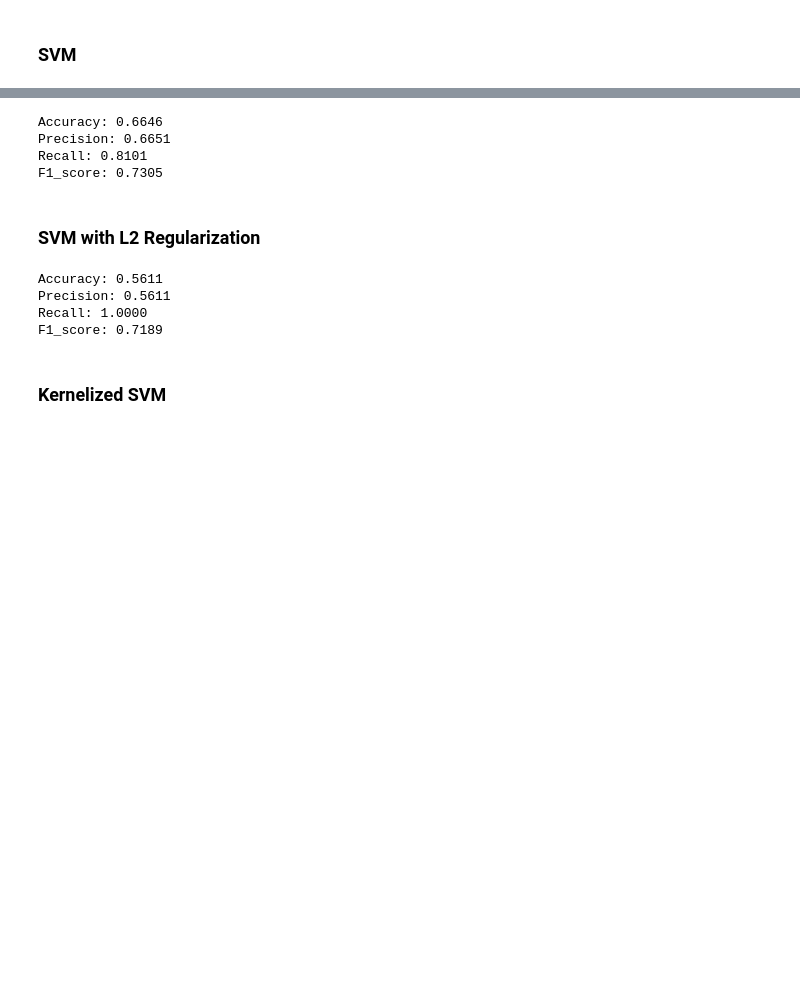
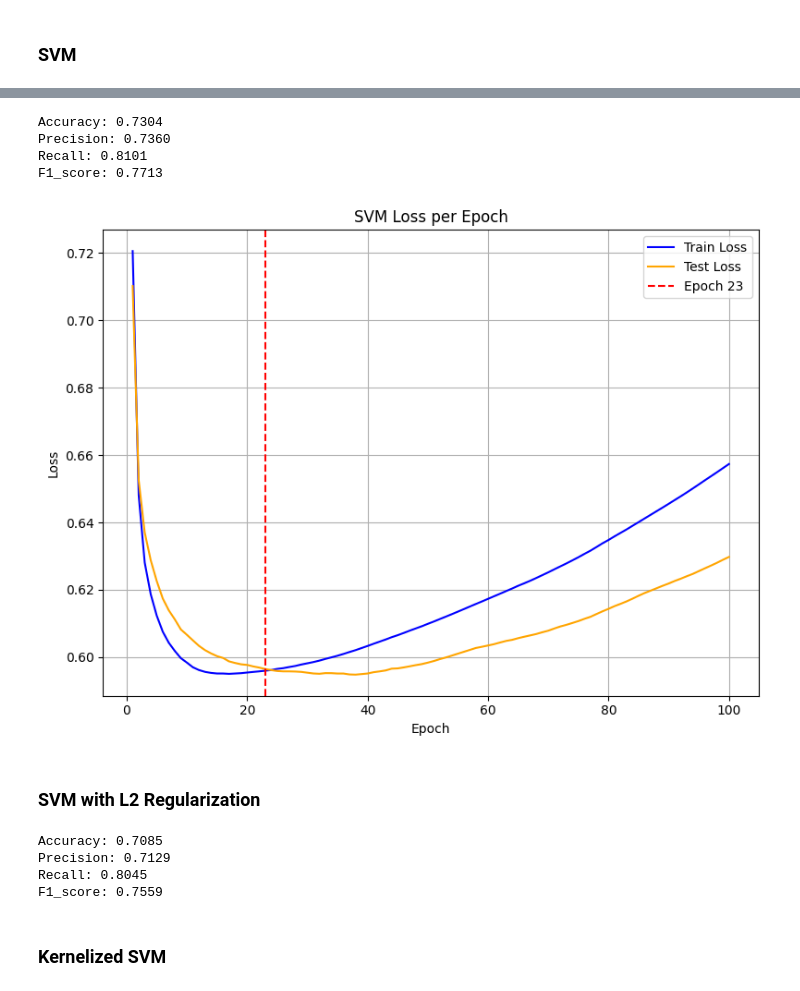
Before and after one commit to bercaakbayir/unimi-dse-ml-project, a Jupyter notebook: main.ipynb, the cells around one changed output, grey strips where cells are left out. Drawn from its saved outputs; the diff is of its cells as text; code cells hidden in the pictures; blank space fills up the shorter version.

Commit message:
monitoring training components are added

```diff
--- a/main.ipynb
+++ b/main.ipynb
@@ -706,4 +703,4 @@ X_red_train, X_red_test, y_red_train, y_red_test = train_test_split(X_red, y_red
 # %%
 svm = SVM(positive_label='good')
 # %%
-svm.fit(X_red_train, y_red_train)
+svm.fit(X_red_train, y_red_train, X_test=X_red_test, y_test=y_red_test)
@@ -714,10 +729,45 @@ metrics_red = classification_metrics(y_red_test, y_red_pred_svm)
 for k, v in metrics_red.items():
     print(f"{k.capitalize()}: {v:.4f}")
 # %% [output]
-Accuracy: 0.6646
-Precision: 0.6651
+Accuracy: 0.7304
+Precision: 0.7360
 Recall: 0.8101
-F1_score: 0.7305
+F1_score: 0.7713
+# %%
+import matplotlib.pyplot as plt
+
+def plot_svm_loss(svm_model, vline_epoch=23):
+    """
+    Plot training and test loss per epoch for a trained SVM model.
+
+    Parameters:
+    - svm_model: Trained instance of SVM.
+    - vline_epoch: (int) Optional epoch number to highlight with a vertical dashed line.
+    """
+    epochs = range(1, svm_model.n_iters + 1)
+
+    plt.figure(figsize=(8, 6))
+
+    # Plot Loss
+    plt.plot(epochs, svm_model.train_losses, label='Train Loss', color='blue')
+    if svm_model.test_losses:
+        plt.plot(epochs, svm_model.test_losses, label='Test Loss', color='orange')
+
+    # Optional vertical dashed line
+    if vline_epoch is not None:
+        plt.axvline(x=vline_epoch, color='red', linestyle='--', label=f'Epoch {vline_epoch}')
+
+    plt.xlabel('Epoch')
+    plt.ylabel('Loss')
+    plt.title('SVM Loss per Epoch')
+    plt.legend()
+    plt.grid(True)
+    plt.tight_layout()
+    plt.show()
+# %%
+plot_svm_loss(svm)
+# %% [output]
+[figure, added]
 # %% [markdown]
 ### SVM with L2 Regularization
 # %%
@@ -731,10 +781,10 @@ metrics = classification_metrics(y_red_test, y_red_pred_svm_l2)
 for k, v in metrics.items():
     print(f"{k.capitalize()}: {v:.4f}")
 # %% [output]
-Accuracy: 0.5611
-Precision: 0.5611
-Recall: 1.0000
-F1_score: 0.7189
+Accuracy: 0.7085
+Precision: 0.7129
+Recall: 0.8045
+F1_score: 0.7559
 # %% [markdown]
 ### Kernelized SVM
 # %%
```
Also changed, not shown: parts of 26 cells of this notebook, 2 other files.
